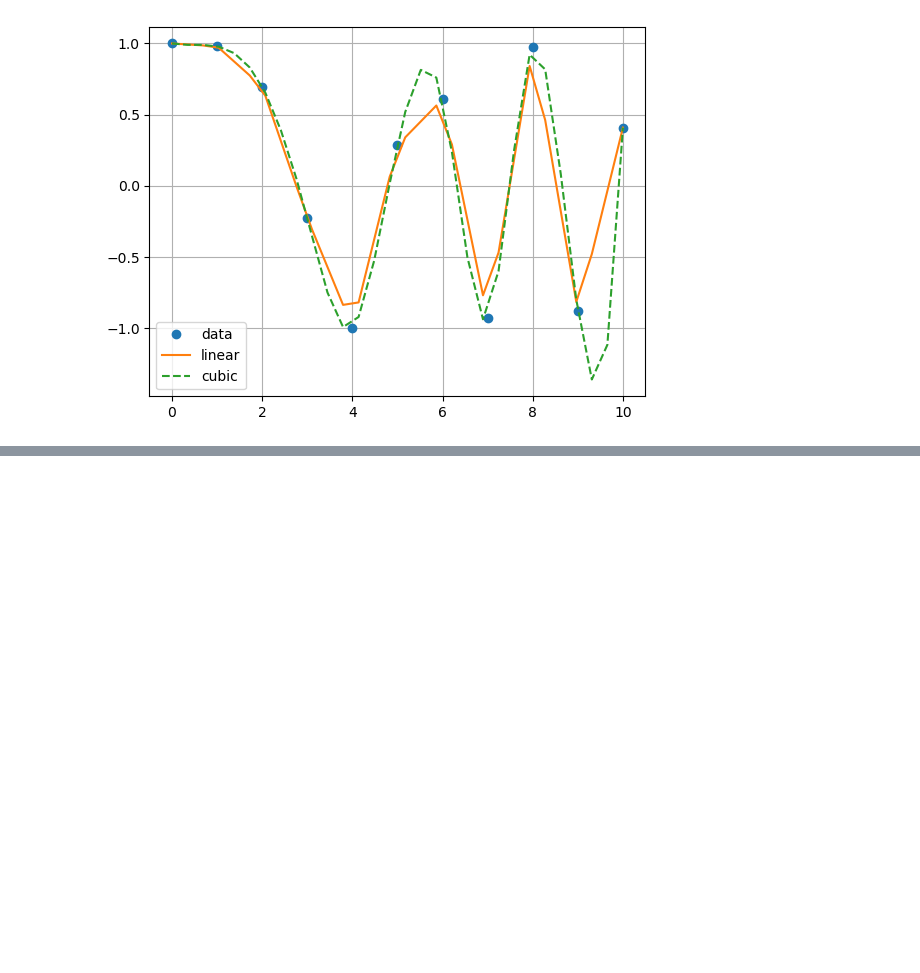
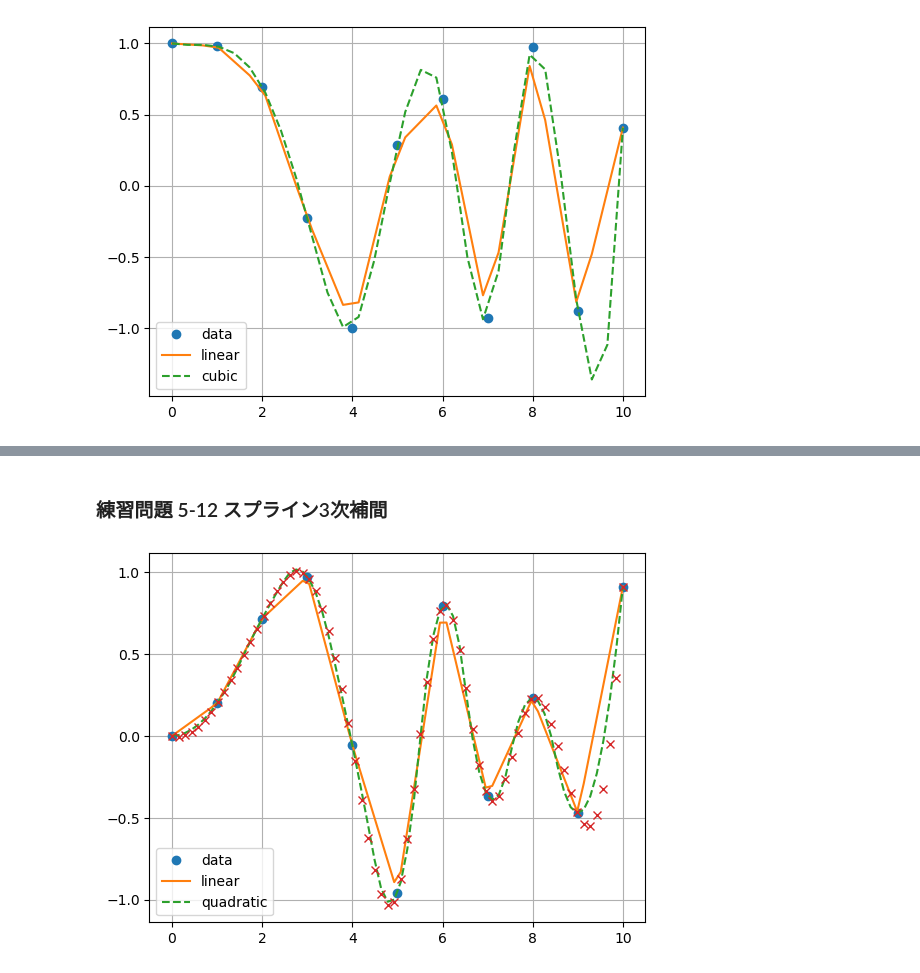
Before and after one commit to RentoYabuki06/ut_datascience_ikusei_kouza, a Jupyter notebook: chapter05/ch05.ipynb, the cells around one changed output, grey strips where cells are left out. Cells and saved outputs as stored; diff of their text form; code cells hidden in the pictures; blank space fills up the shorter version.

```diff
--- a/chapter05/ch05.ipynb
+++ b/chapter05/ch05.ipynb
@@ -444,0 +475,16 @@ plt.grid(True)
+# %% [markdown]
+### 練習問題 5-12 スプライン3次補間
+# %%
+# スプライン3次補間を計算してf13として追加する。パラメータに"cubic"を指定する
+f13 = interpolate.interp1d(x,y,'cubic')
+# スプライン2次補間を計算してf12として追加する。パラメータに"quadratic"を指定する
+f12 = interpolate.interp1d(x,y,'quadratic')
+# 曲線を出すために、xの値を細かくする
+xnew = np.linspace(0,10,num=70,endpoint=True)
+# グラフ化。fを直線で描き、f2を点線で描く。
+plt.plot(x, y, 'o', xnew, f(xnew), '-', xnew, f12(xnew), '--', xnew, f13(xnew), 'x')
+# 凡例
+plt.legend(['data', 'linear', 'quadratic'], loc='best')
+plt.grid(True)
+# %% [output]
+[figure, added]
```
Also changed, not shown: parts of 23 cells of this notebook.
